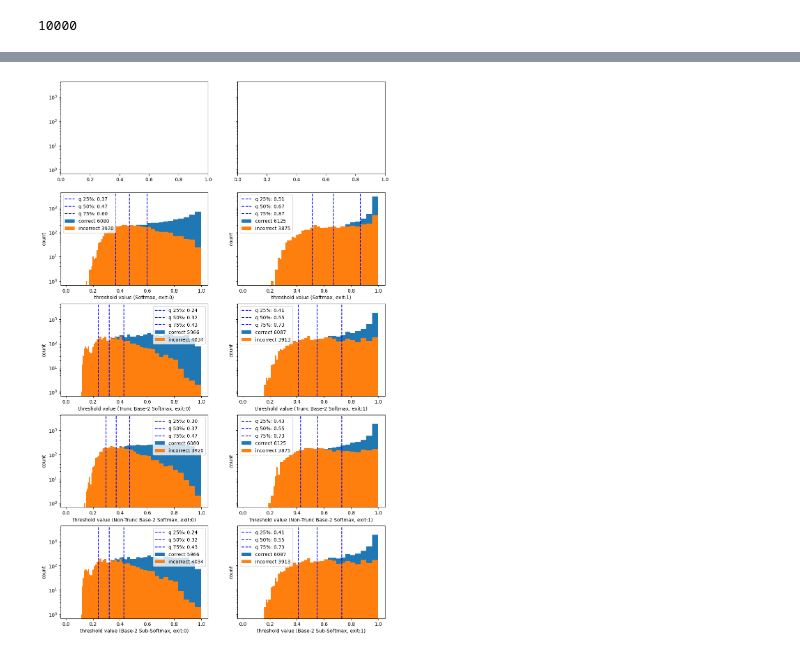
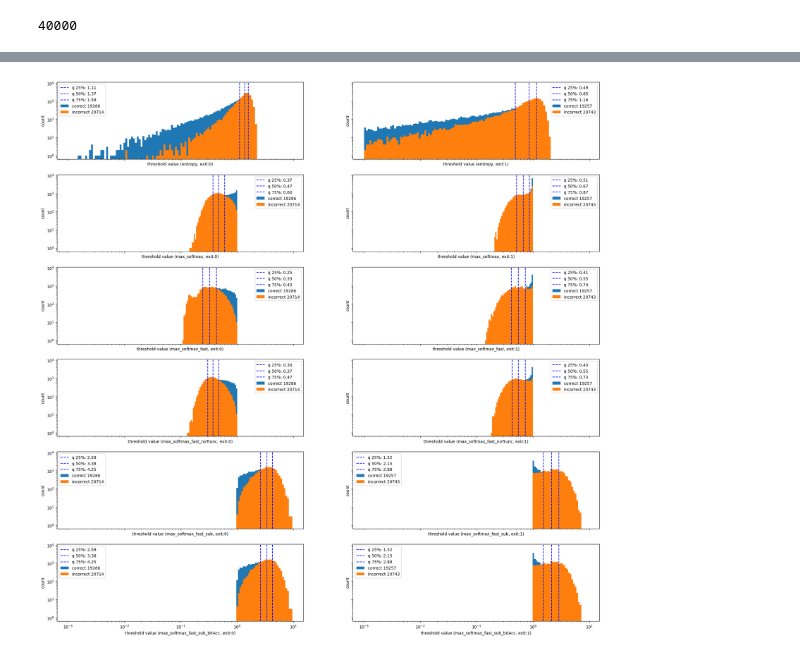
Before and after one commit to biggsbenjamin/earlyexitnet, a Jupyter notebook: scripts/jupyter/softmax_distrib_comparison.ipynb, the cells around one changed output, grey strips where cells are left out. Cells and saved outputs as stored; diff of their text form; code cells hidden in the pictures.

Commit message:
Updating notebooks to match current data storage format

```diff
--- a/scripts/jupyter/softmax_distrib_comparison.ipynb
+++ b/scripts/jupyter/softmax_distrib_comparison.ipynb
@@ -18,12 +23,19 @@ from scipy.stats import mstats
 # %%
 # these are the ground truth values
-true_vals = data['test_vals']['true_indices']
+true_vals = data['true_indices']
 print(len(true_vals))
+
+# OLD
+#true_vals = data['test_vals']['true_indices']
 # %% [output]
-10000
+40000
 # %%
-num_exits = data['test_vals']['num_exits']
-num_compares = len(data['test_vals']['comps'])
+# OLD
+#num_exits = data['test_vals']['num_exits']
+#num_compares = len(data['test_vals']['comps'])
+
+num_exits = data['num_exits']
+num_compares = len(data['conf_metrics'].keys())
 
 # num_exits x num_samples x num_classes
 
@@ -38,36 +50,55 @@ num_compares = len(data['test_vals']['comps'])
 # have had a minimal effect on the resulting values used to threshold
 # the early exit
 
-fig, ax_grp = plt.subplots(nrows=num_compares, ncols=num_exits, sharey=True)
+fig, ax_grp = plt.subplots(nrows=num_compares, ncols=num_exits, sharey=True, sharex=True)
 
-for row, func in enumerate(data['test_vals']['comps']):
-    if row == 0:
+# discern between correctly classified values and not
+correctness = np.array(data['raw_layer']).argmax(-1) == true_vals
+
+#for row, func in enumerate(data['test_vals']['comps']):
+for row, func in enumerate(data['conf_metrics'].keys()):
+    #if row == 0:
         # NOTE jthis particular file, entropy results were not recorded correctly?
         # ../../model-outputs/b_lenet_cifar_singleThresh_2023-07-20_172520.json
         # the entropy plot would be different anyway? since the inequality is reversed
-        print('skipping entropy')
-        continue
-    f_name = str(data['test_vals']['comps'][row]['name'])
+        #print('skipping entropy')
+        #continue
+    f_name = func[5:] #str(data['conf_metrics'][func])
     print(f'not skipping {f_name}')
 
-    raw_softmax_per_exit = np.array(data['test_vals']['comps'][row]['raw_softmax'])
+    #raw_softmax_per_exit = np.array(data['test_vals']['comps'][row]['raw_softmax'])
+    raw_softmax_per_exit = np.array(data['conf_metrics'][func]['raw_softmax'])
     for exit_num in range(raw_softmax_per_exit.shape[0]):
-        #print(f"Exit num:{exit_num}, sfmx dim:{raw_softmax_per_exit[exit_num].shape}")
 
         ax = ax_grp[row][exit_num]
 
-        # discern between correctly classified values and not
-        correctness = np.argmax(raw_softmax_per_exit[exit_num], -1) == true_vals
+        # FIXME not sure if correctness should be conditionalled on the "raw softmax" values
+        # means smth different for entropy and sub confidence metrics
+        #correctness = np.argmax(raw_softmax_per_exit[exit_num], -1) == true_vals
 
         # separate the maximum values for the correct and incorrect
         maxsoftmax = np.max(raw_softmax_per_exit[exit_num], -1)
 
+        #logbins = np.logspace(np.log10(0.001),np.log10(1),100)
+        if "entropy" in func.lower():
+            maxsoftmax = raw_softmax_per_exit[exit_num]
+            logbins = np.logspace(np.log10(0.001), np.log10(max( maxsoftmax )), 100)
+            gt_inequality_bool = False
+        elif "sub" in func.lower():
+            print(f"Found a sub! {f_name}")
+            # the max value will always be 1 by design...
+            # need to use the sum instead I think?
+            # since the threshold is 1 > thr * sum
+            maxsoftmax = np.sum(raw_softmax_per_exit[exit_num], axis=-1)
+            logbins = np.logspace(np.log10(0.01), np.log10(max( maxsoftmax )), 100)
+            gt_inequality_bool = False
+        else:
+            maxsoftmax = np.max(raw_softmax_per_exit[exit_num], -1)
+            logbins = np.logspace(np.log10(0.01),np.log10(1),100)
+
         # NOTE command nukes jupyter vvv unsure why
-        correct_vals = maxsoftmax[correctness]
-        wrong_vals = maxsoftmax[np.invert(correctness)]
-
-        logbins = np.logspace(np.log10(0.01),np.log10(1),100)
-        # logbins = np.linspace(0.5, 1, 200)
+        correct_vals = maxsoftmax[correctness[exit_num]]
+        wrong_vals = maxsoftmax[np.invert(correctness[exit_num])]
 
         quants = [0.25, 0.5, 0.75]
         quantiles = mstats.mquantiles(wrong_vals, prob=quants)
@@ -83,8 +114,8 @@ for row, func in enumerate(data['test_vals']['comps']):
         # NOTE for some reason these cause kernel to hang
         # turns out the old version of plt couldn't handle zero sized bins with log scaling
         ax.set_yscale('log')
-        #ax.set_xscale('log')
+        ax.set_xscale('log')
 
-fig.set_size_inches(6 * num_exits, 4 * num_compares)
+fig.set_size_inches(12 * num_exits, 4 * num_compares)
 plt.show()
 # %% [output]
@@ -96 +132 @@ not skipping Base-2 Sub-Softmax
-[figure, old version]
+[figure, new version]
```
Also changed, not shown: parts of 3 cells of this notebook, 1 other file.
